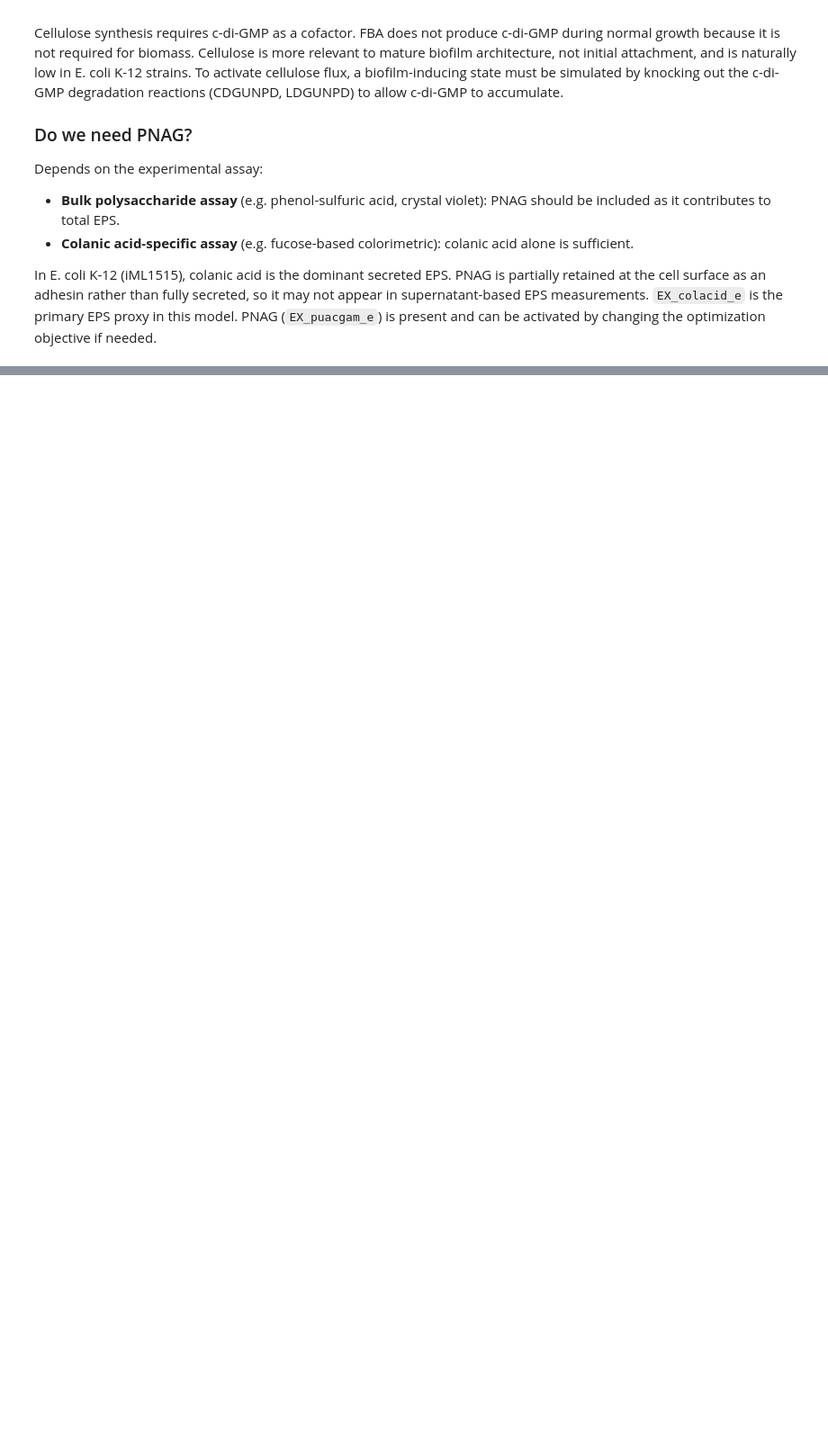
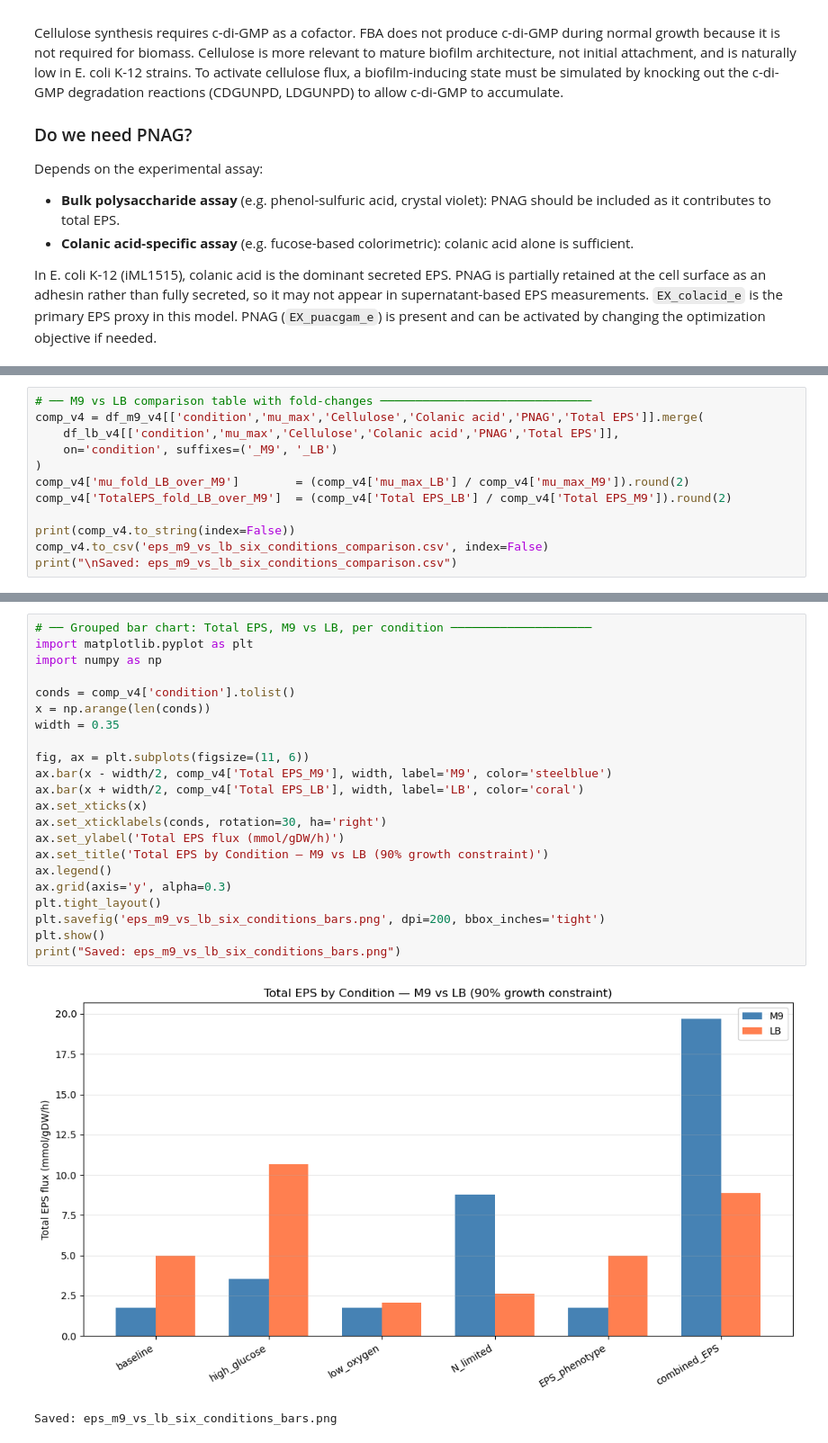
Before and after one commit to vivarium-collective/string-analysis-ecoliGEM, a Jupyter notebook: eps_media_comparison.ipynb, the cells around one changed output, grey strips where cells are left out. Shown at 90% size. Drawn from its saved outputs; the diff is of its cells as text; blank space fills up the shorter version.

Commit message:
new chnages updated file names, reports, and saved eps model

```diff
--- a/eps_media_comparison.ipynb
+++ b/eps_media_comparison.ipynb
@@ -256,0 +561,12 @@ In E. coli K-12 (iML1515), colanic acid is the dominant secreted EPS. PNAG is pa
+# %%
+# ── M9 vs LB comparison table with fold-changes ──────────────────────────────
+comp_v4 = df_m9_v4[['condition','mu_max','Cellulose','Colanic acid','PNAG','Total EPS']].merge(
+    df_lb_v4[['condition','mu_max','Cellulose','Colanic acid','PNAG','Total EPS']],
+    on='condition', suffixes=('_M9', '_LB')
+)
+comp_v4['mu_fold_LB_over_M9']        = (comp_v4['mu_max_LB'] / comp_v4['mu_max_M9']).round(2)
+comp_v4['TotalEPS_fold_LB_over_M9']  = (comp_v4['Total EPS_LB'] / comp_v4['Total EPS_M9']).round(2)
+
+print(comp_v4.to_string(index=False))
+comp_v4.to_csv('eps_m9_vs_lb_six_conditions_comparison.csv', index=False)
+print("\nSaved: eps_m9_vs_lb_six_conditions_comparison.csv")
@@ -256,0 +583,25 @@ In E. coli K-12 (iML1515), colanic acid is the dominant secreted EPS. PNAG is pa
+# %%
+# ── Grouped bar chart: Total EPS, M9 vs LB, per condition ────────────────────
+import matplotlib.pyplot as plt
+import numpy as np
+
+conds = comp_v4['condition'].tolist()
+x = np.arange(len(conds))
+width = 0.35
+
+fig, ax = plt.subplots(figsize=(11, 6))
+ax.bar(x - width/2, comp_v4['Total EPS_M9'], width, label='M9', color='steelblue')
+ax.bar(x + width/2, comp_v4['Total EPS_LB'], width, label='LB', color='coral')
+ax.set_xticks(x)
+ax.set_xticklabels(conds, rotation=30, ha='right')
+ax.set_ylabel('Total EPS flux (mmol/gDW/h)')
+ax.set_title('Total EPS by Condition — M9 vs LB (90% growth constraint)')
+ax.legend()
+ax.grid(axis='y', alpha=0.3)
+plt.tight_layout()
+plt.savefig('eps_m9_vs_lb_six_conditions_bars.png', dpi=200, bbox_inches='tight')
+plt.show()
+print("Saved: eps_m9_vs_lb_six_conditions_bars.png")
+# %% [output]
+[figure, added]
+Saved: eps_m9_vs_lb_six_conditions_bars.png
```
Also changed, not shown: parts of 13 cells of this notebook, 12 other files.
